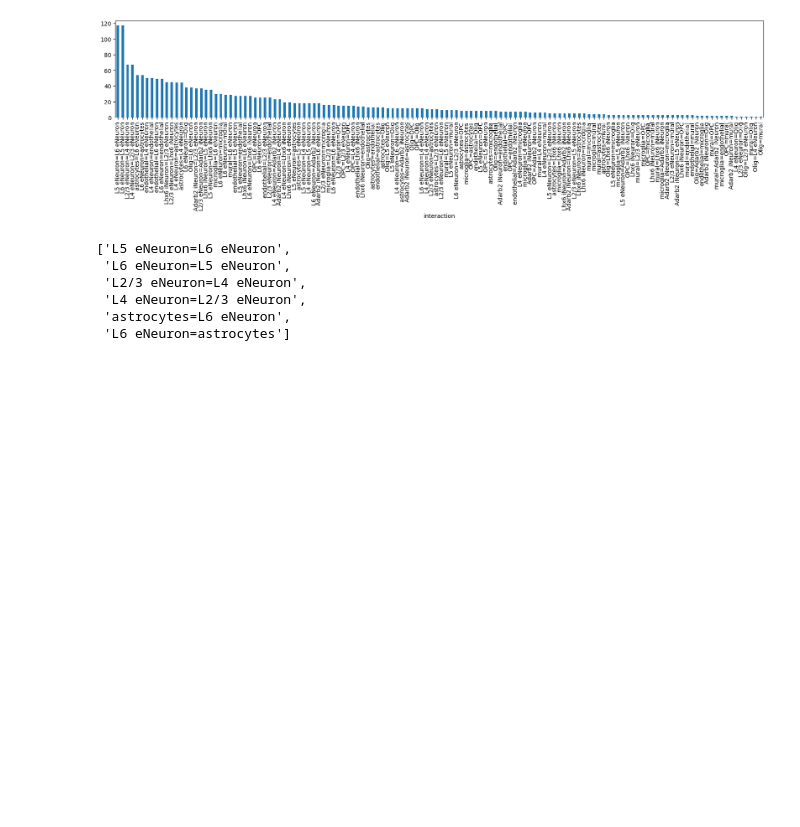
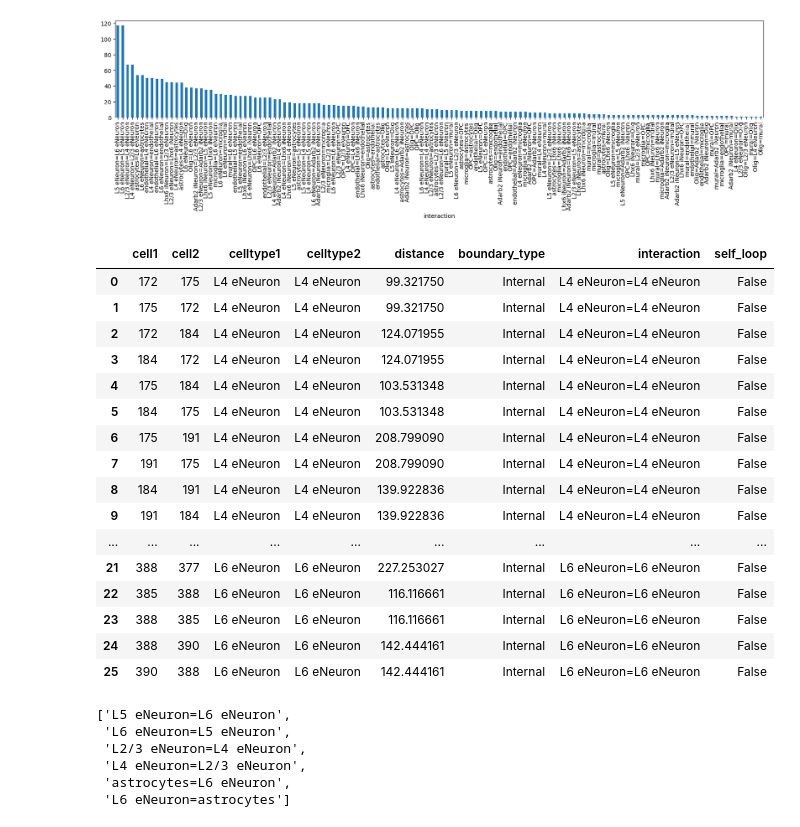
Before and after one commit to raphael-group/copulacci, a Jupyter notebook: notebook/examples/seqfishplus-mouse-sscortex/copulacci.ipynb, the cells around one changed output. Cells and saved outputs as stored; diff of their text form; code cells hidden in the pictures; blank space fills up the shorter version.

```diff
--- a/notebook/examples/seqfishplus-mouse-sscortex/copulacci.ipynb
+++ b/notebook/examples/seqfishplus-mouse-sscortex/copulacci.ipynb
@@ -138,3 +138,23 @@ int_edges_new.interaction.value_counts().plot(kind='bar',ax =ax)
 focus_interactions = int_edges_new.interaction.value_counts()[
 int_edges_new.interaction.value_counts() > 50
 ].index
+# %%
+int_edges_new.loc[int_edges_new.boundary_type == 'Internal']
+# %% [output]
+|  | cell1 | cell2 | celltype1 | celltype2 | distance | boundary_type | interaction | self_loop |
+| 0 | 172 | 175 | L4 eNeuron | L4 eNeuron | 99.321750 | Internal | L4 eNeuron=L4 eNeuron | False |
+| 1 | 175 | 172 | L4 eNeuron | L4 eNeuron | 99.321750 | Internal | L4 eNeuron=L4 eNeuron | False |
+| 2 | 172 | 184 | L4 eNeuron | L4 eNeuron | 124.071955 | Internal | L4 eNeuron=L4 eNeuron | False |
+| 3 | 184 | 172 | L4 eNeuron | L4 eNeuron | 124.071955 | Internal | L4 eNeuron=L4 eNeuron | False |
+| 4 | 175 | 184 | L4 eNeuron | L4 eNeuron | 103.531348 | Internal | L4 eNeuron=L4 eNeuron | False |
+| 5 | 184 | 175 | L4 eNeuron | L4 eNeuron | 103.531348 | Internal | L4 eNeuron=L4 eNeuron | False |
+| 6 | 175 | 191 | L4 eNeuron | L4 eNeuron | 208.799090 | Internal | L4 eNeuron=L4 eNeuron | False |
+| 7 | 191 | 175 | L4 eNeuron | L4 eNeuron | 208.799090 | Internal | L4 eNeuron=L4 eNeuron | False |
+| 8 | 184 | 191 | L4 eNeuron | L4 eNeuron | 139.922836 | Internal | L4 eNeuron=L4 eNeuron | False |
+| 9 | 191 | 184 | L4 eNeuron | L4 eNeuron | 139.922836 | Internal | L4 eNeuron=L4 eNeuron | False |
+| ... | ... | ... | ... | ... | ... | ... | ... | ... |
+| 21 | 388 | 377 | L6 eNeuron | L6 eNeuron | 227.253027 | Internal | L6 eNeuron=L6 eNeuron | False |
+| 22 | 385 | 388 | L6 eNeuron | L6 eNeuron | 116.116661 | Internal | L6 eNeuron=L6 eNeuron | False |
+| 23 | 388 | 385 | L6 eNeuron | L6 eNeuron | 116.116661 | Internal | L6 eNeuron=L6 eNeuron | False |
+| 24 | 388 | 390 | L6 eNeuron | L6 eNeuron | 142.444161 | Internal | L6 eNeuron=L6 eNeuron | False |
+| 25 | 390 | 388 | L6 eNeuron | L6 eNeuron | 142.444161 | Internal | L6 eNeuron=L6 eNeuron | False |
```
Also changed, not shown: parts of 3 cells of this notebook, 7 other files.
